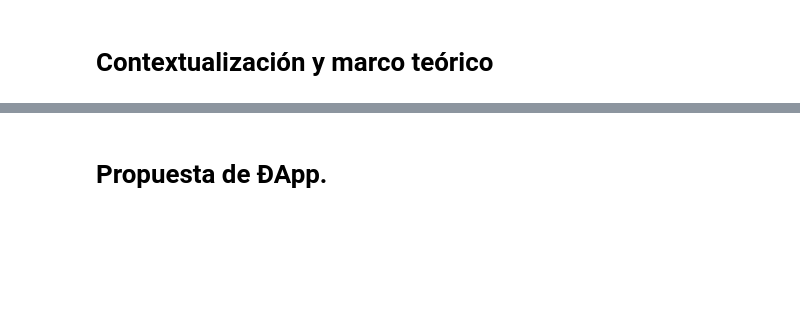
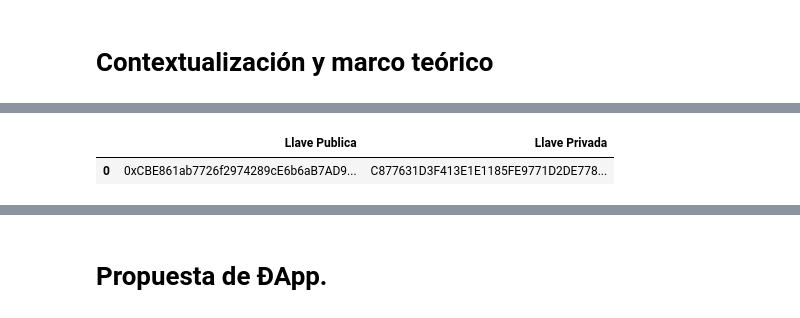
Before and after one commit to rsilvav/blockchain_gd, a Jupyter notebook: slides/Slides.ipynb, the cells around one changed output, grey strips where cells are left out. Saved outputs shown, nothing was run; the diff lists cells and outputs as text; code cells hidden in the pictures; blank space fills up the shorter version.

```diff
--- a/slides/Slides.ipynb
+++ b/slides/Slides.ipynb
@@ -27,7 +42,7 @@ import random
 
 import numpy as np
 
-data = pd.read_csv("Llaves.csv")
+data = pd.read_csv("../Llaves.csv")
 
 public_keys = data['Llave Publica']
 private_keys = data['Llave Privada']
@@ -182,0 +234,5 @@ proyectos = w3.eth.contract(
+# %%
+data.head(n=1)
+# %% [output]
+|  | Llave Publica | Llave Privada |
+| 0 | 0xCBE861ab7726f2974289cE6b6aB7AD9... | C877631D3F413E1E1185FE9771D2DE778... |
```
Also changed, not shown: parts of 175 cells of this notebook.
